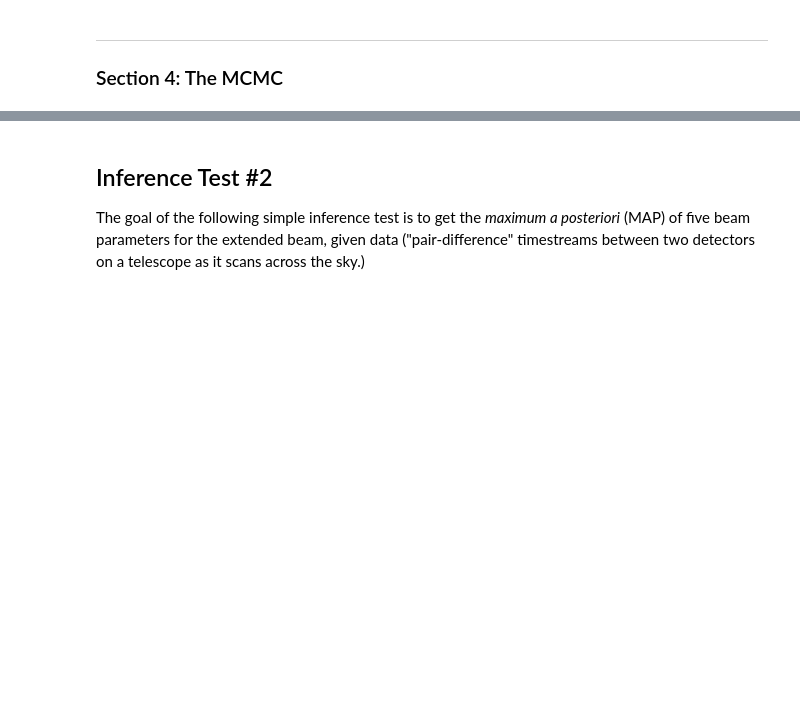
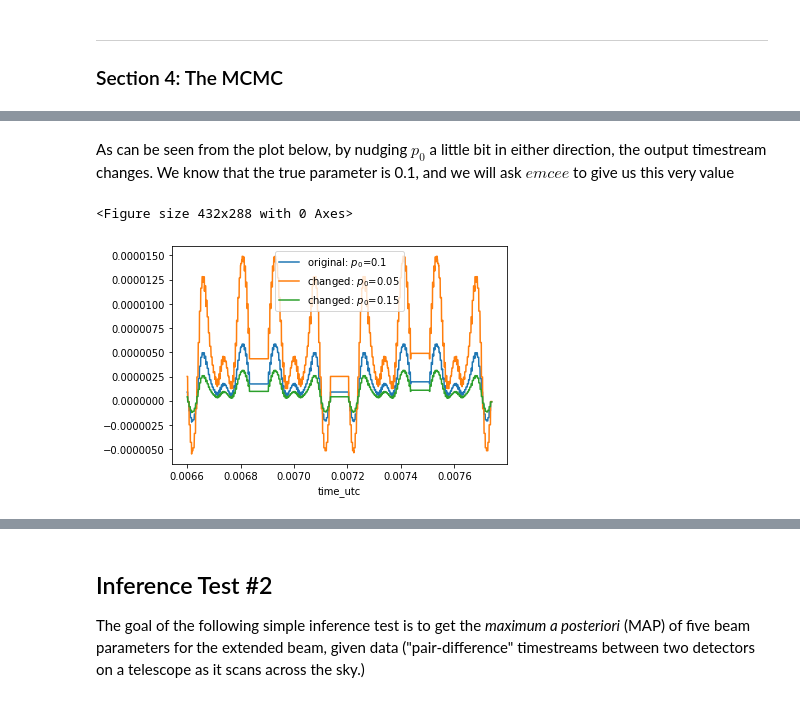
Before and after one commit to phys201/extended-beam-modeling, a Jupyter notebook: tutorial_notebook.ipynb, the cells around one changed output, grey strips where cells are left out. Saved outputs shown, nothing was run; the diff lists cells and outputs as text; code cells hidden in the pictures; blank space fills up the shorter version.

Commit message:
Switch to emcee, add first inference test using affine-invariant ensemble sampler

```diff
--- a/tutorial_notebook.ipynb
+++ b/tutorial_notebook.ipynb
@@ -230,7 +187,0 @@ The actual data we are interested in this particular test is the polarization *d
-# %%
-nside = 128
-model = gm.GenModelMap(nside=nside)
-model.regen_model(mainA=[1,0,0,1,1,1],\
-                  mainB=[1,5,0,1,1,1],\
-                  extended=[0.1,30,0,30,30,1])
-tod_sim = model.observe(tod, det_info);
@@ -236,0 +196,17 @@ tod_sim = model.observe(tod, det_info);
+# %% [markdown]
+As can be seen from the plot below, by nudging $p_0$ a little bit in either direction, the output timestream changes. We know that the true parameter is 0.1, and we will ask $emcee$ to give us this very value
+# %%
+plt.figure()
+p0 = 0.1
+model.regen_model(extended=[p0,30,0,30,30,1])
+this = model.observe(tod, det_info)
+ax = this.plot(x='time_utc',y='simdata', label='original: $p_0$={:.1f}'.format(p0))
+values = [0.05, 0.15]
+for p0 in values:
+    model.regen_model(extended=[p0,30,0,30,30,1])
+    this = model.observe(tod, det_info)
+    this.plot(x='time_utc',y='simdata', ax=ax, label='changed: $p_0$={:.2f}'.format(p0))
+plt.show()
+# %% [output]
+<Figure size 432x288 with 0 Axes>
+[figure, added]
```
Also changed, not shown: parts of 29 cells of this notebook.
